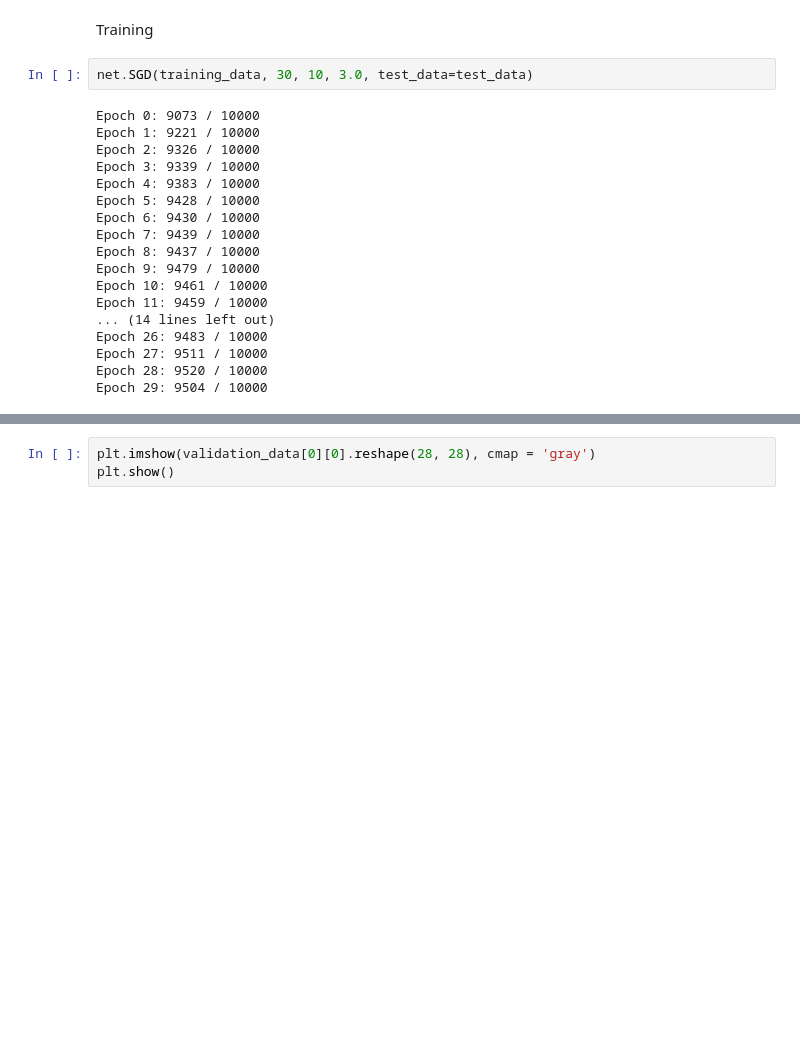
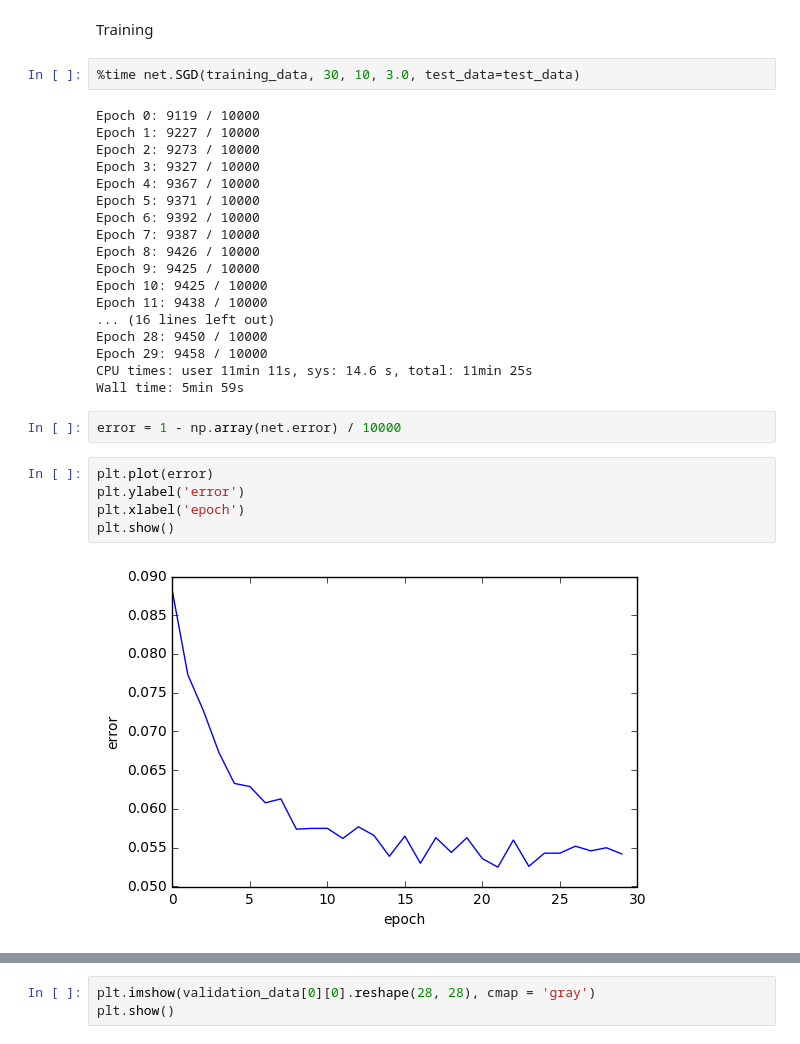
Before and after one commit to churnikov/neural-network-course, a Jupyter notebook: notebook.ipynb, the cells around one changed output, grey strips where cells are left out. Saved outputs shown, nothing was run; the diff lists cells and outputs as text; blank space fills up the shorter version.

Commit message:
tracking error now

```diff
--- a/notebook.ipynb
+++ b/notebook.ipynb
@@ -48,25 +48,34 @@ net = Network.Network([784, 30, 10])
 # %% [markdown]
 Training
 # %%
-net.SGD(training_data, 30, 10, 3.0, test_data=test_data)
+%time net.SGD(training_data, 30, 10, 3.0, test_data=test_data)
 # %% [output]
-Epoch 0: 9073 / 10000
-Epoch 1: 9221 / 10000
-Epoch 2: 9326 / 10000
-Epoch 3: 9339 / 10000
-Epoch 4: 9383 / 10000
-Epoch 5: 9428 / 10000
-Epoch 6: 9430 / 10000
-Epoch 7: 9439 / 10000
-Epoch 8: 9437 / 10000
-Epoch 9: 9479 / 10000
-Epoch 10: 9461 / 10000
-Epoch 11: 9459 / 10000
-... (14 lines left out)
-Epoch 26: 9483 / 10000
-Epoch 27: 9511 / 10000
-Epoch 28: 9520 / 10000
-Epoch 29: 9504 / 10000
+Epoch 0: 9119 / 10000
+Epoch 1: 9227 / 10000
+Epoch 2: 9273 / 10000
+Epoch 3: 9327 / 10000
+Epoch 4: 9367 / 10000
+Epoch 5: 9371 / 10000
+Epoch 6: 9392 / 10000
+Epoch 7: 9387 / 10000
+Epoch 8: 9426 / 10000
+Epoch 9: 9425 / 10000
+Epoch 10: 9425 / 10000
+Epoch 11: 9438 / 10000
+... (16 lines left out)
+Epoch 28: 9450 / 10000
+Epoch 29: 9458 / 10000
+CPU times: user 11min 11s, sys: 14.6 s, total: 11min 25s
+Wall time: 5min 59s
+# %%
+error = 1 - np.array(net.error) / 10000
+# %%
+plt.plot(error)
+plt.ylabel('error')
+plt.xlabel('epoch')
+plt.show()
+# %% [output]
+[figure, added]
 # %%
 n_valid = net.evaluate(validation_data)
 print('{v} / {t}'.format(v=n_valid, t=10000))
```
Also changed, not shown: parts of 2 cells of this notebook, 1 other file.
